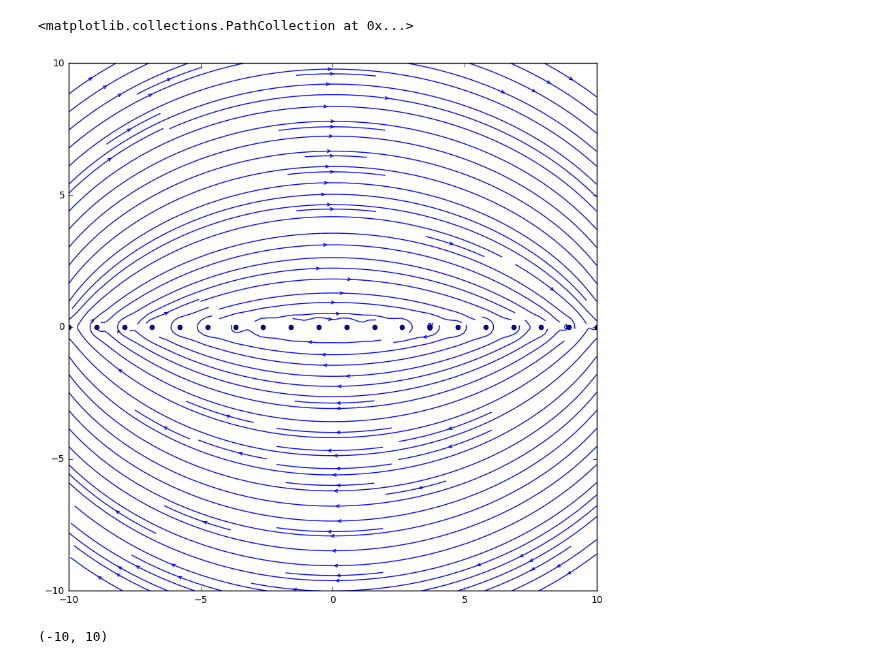
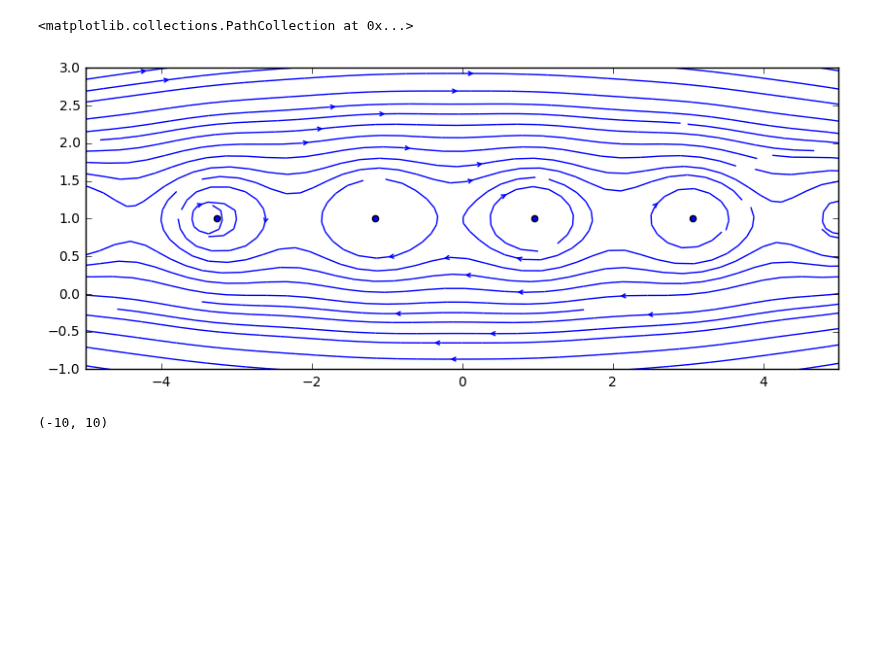
Before and after one commit to iamisrapel/MAE6226, a Jupyter notebook: 05_assignment.ipynb, the cells around one changed output. Cells and saved outputs as stored; diff of their text form; code cells hidden in the pictures; blank space fills up the shorter version.

```diff
--- a/05_assignment.ipynb
+++ b/05_assignment.ipynb
@@ -4,14 +4,14 @@ from matplotlib import pyplot
 import math
 %matplotlib inline
 # %%
-x = numpy.linspace(-10,10,101)
+x = numpy.linspace(-20,20,101)
 y = numpy.linspace(-10,10,101)
 X,Y = numpy.meshgrid(x,y)
 # %%
-gamma = 50.
+gamma = 5.
 Ngedian = 20
-x_vortex = numpy.linspace(-10,10,Ngedian)
-y_vortex = numpy.zeros(Ngedian)
+x_vortex = numpy.linspace(-20,20,Ngedian)-0.1
+y_vortex = numpy.ones(Ngedian)
 # %%
 u = numpy.zeros([101,101])
 v = numpy.zeros_like(u)
@@ -28,14 +28,14 @@ for i in range(Ngedian):
     v = v+v_linshi
     psi = psi +psi_linshi
 # %%
-pyplot.figure(figsize=(10, 10))
-pyplot.streamplot(X,Y,u,v,density=2, linewidth=1, arrowsize=1, arrowstyle='->')
-pyplot.xlim(-10,10)
-pyplot.ylim(-10,10)
+pyplot.figure(figsize=(10,4))
+pyplot.streamplot(X,Y,u,v,density=5, linewidth=1, arrowsize=1, arrowstyle='->')
+pyplot.xlim(-5,5)
+pyplot.ylim(-1,3)
 pyplot.scatter(x_vortex, y_vortex)
 # %% [output]
 <matplotlib.collections.PathCollection at 0x...>
-[figure, old version]
+[figure, new version]
 # %%
 uu = gamma/(2*1) *numpy.sinh(2*math.pi*Y/1)/(numpy.cosh(2*math.pi*Y/1)-numpy.cos(2*math.pi*X/1))
 vv = -gamma/(2*1) *numpy.sin(2*math.pi*X/1)/(numpy.cosh(2*math.pi*Y/1)-numpy.cos(2*math.pi*X/1))
```
